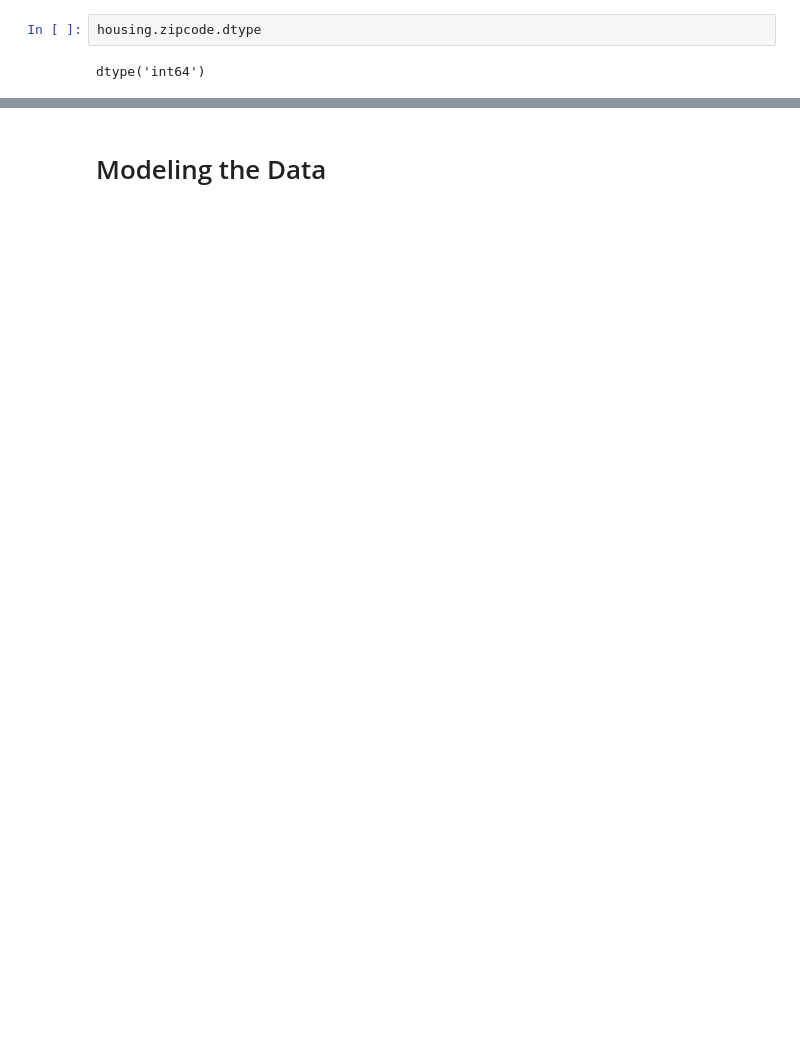
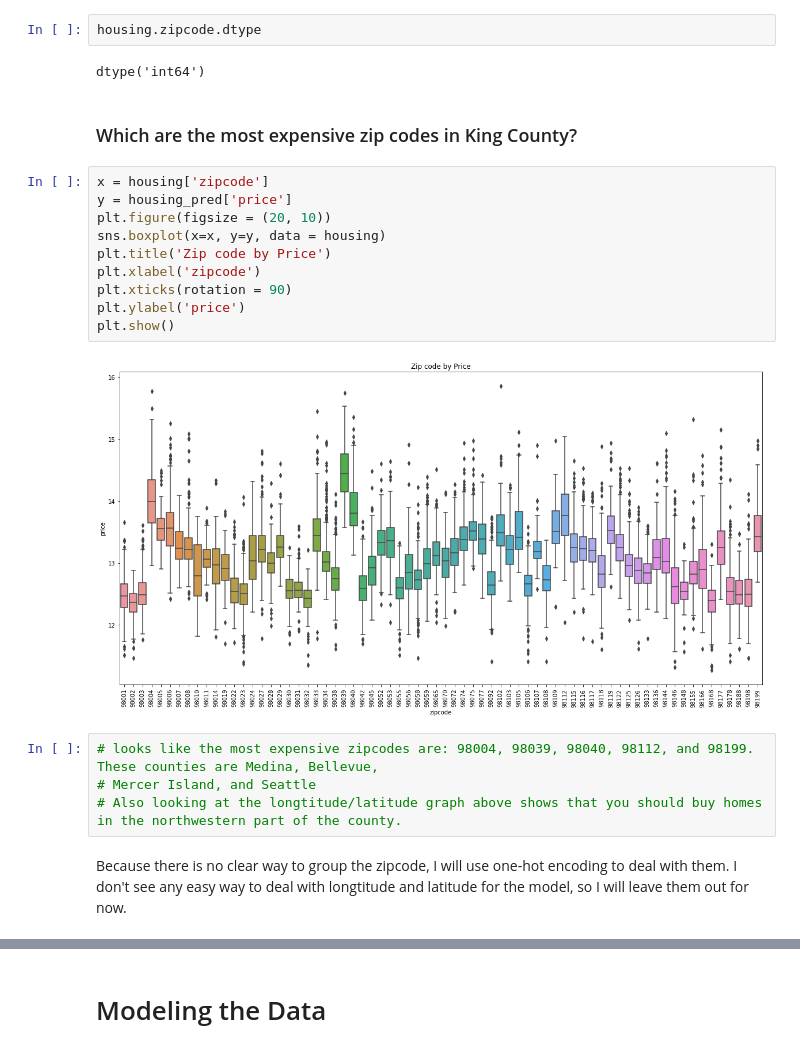
Before and after one commit to callRoko/dsc-1-final-project-online-ds-pt-041519, a Jupyter notebook: student.ipynb, the cells around one changed output, grey strips where cells are left out. Drawn from its saved outputs; the diff is of its cells as text; blank space fills up the shorter version.

Commit message:
models and intepretations

```diff
--- a/student.ipynb
+++ b/student.ipynb
@@ -498,6 +481,26 @@ plt.show()
 housing.zipcode.dtype
 # %% [output]
 dtype('int64')
+# %% [markdown]
+### Which are the most expensive zip codes in King County?
+# %%
+x = housing['zipcode']
+y = housing_pred['price']
+plt.figure(figsize = (20, 10))
+sns.boxplot(x=x, y=y, data = housing)
+plt.title('Zip code by Price')
+plt.xlabel('zipcode')
+plt.xticks(rotation = 90)
+plt.ylabel('price')
+plt.show()
+# %% [output]
+[figure, added]
+# %%
+# looks like the most expensive zipcodes are: 98004, 98039, 98040, 98112, and 98199. These counties are Medina, Bellevue,
+# Mercer Island, and Seattle
+# Also looking at the longtitude/latitude graph above shows that you should buy homes in the northwestern part of the county.
+# %% [markdown]
+Because there is no clear way to group the zipcode, I will use one-hot encoding to deal with them. I don't see any easy way to deal with longtitude and latitude for the model, so I will leave them out for now.
 # %%
 housing["zipcode"] = housing["zipcode"].astype('str')
 zip_dummy = pd.get_dummies(housing.zipcode, prefix = 'ZC')
```
Also changed, not shown: parts of 99 cells of this notebook.
